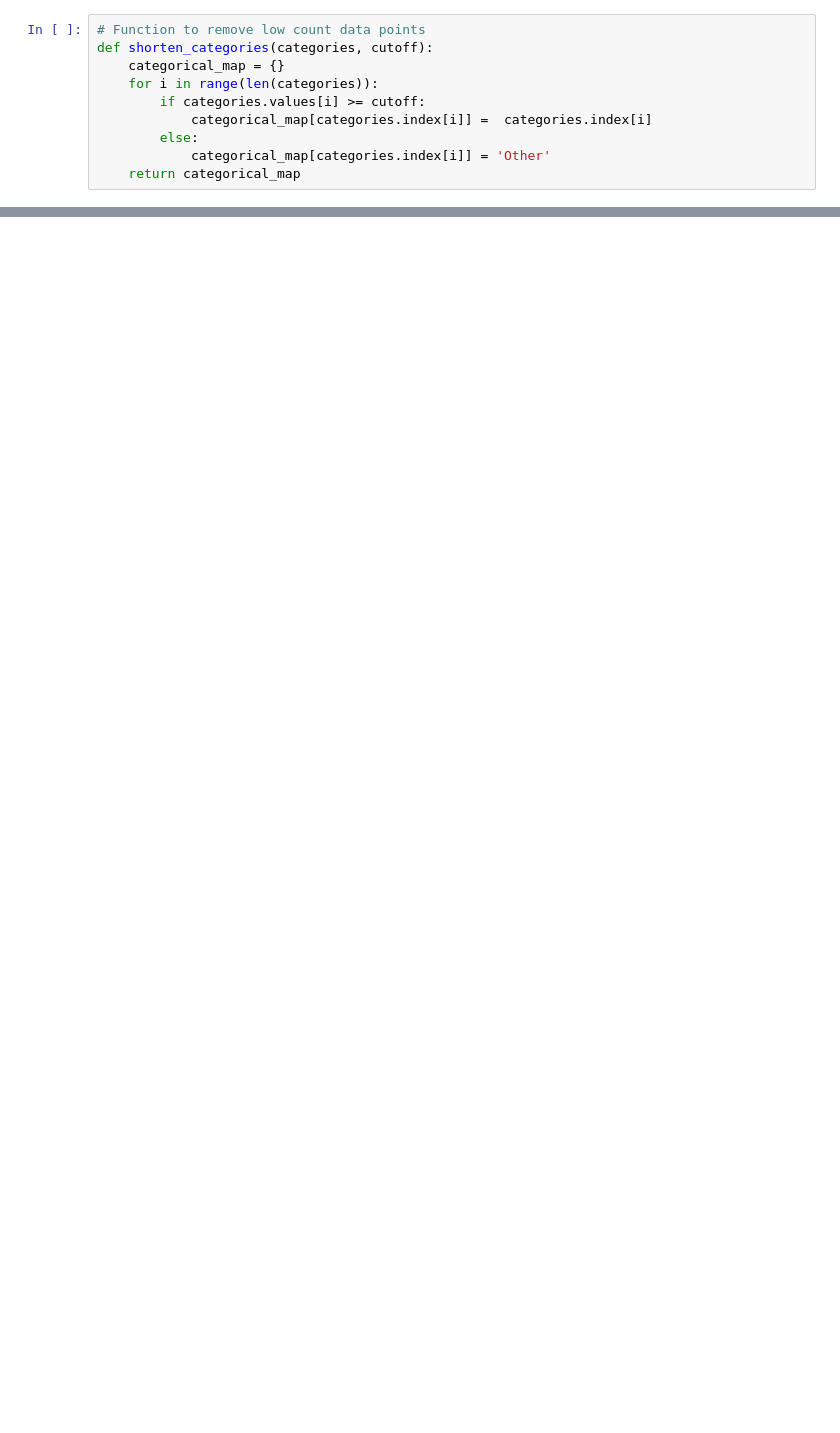
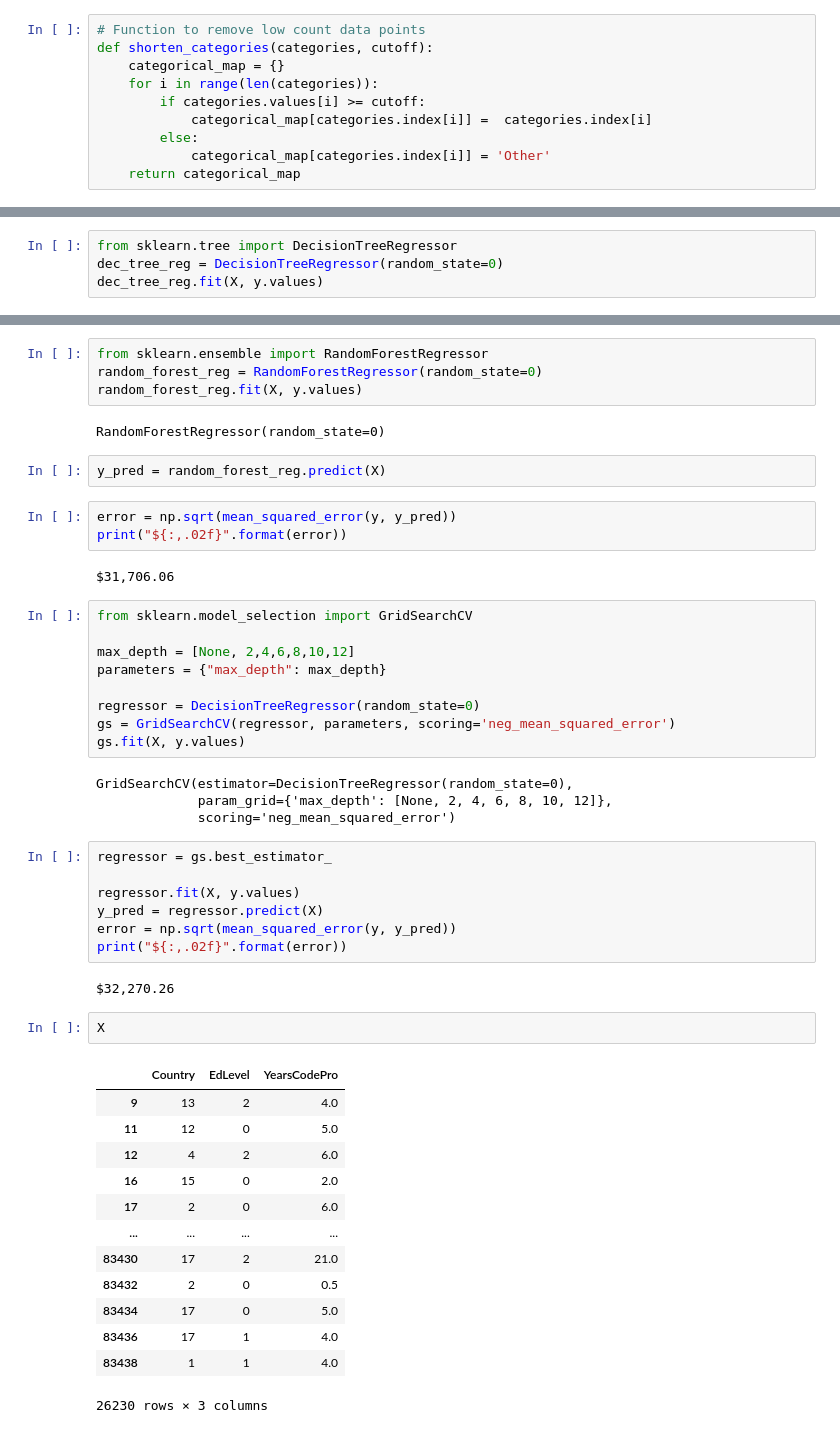
Before and after one commit to brightmaraba/salary-prediction, a Jupyter notebook: SalaryPrediction.ipynb, the cells around one changed output, grey strips where cells are left out. Drawn from its saved outputs; the diff is of its cells as text; blank space fills up the shorter version.

```diff
--- a/SalaryPrediction.ipynb
+++ b/SalaryPrediction.ipynb
@@ -67,0 +273,4 @@ plt.show()
+# %%
+from sklearn.tree import DecisionTreeRegressor
+dec_tree_reg = DecisionTreeRegressor(random_state=0)
+dec_tree_reg.fit(X, y.values)
@@ -67,0 +286,51 @@ plt.show()
+# %%
+from sklearn.ensemble import RandomForestRegressor
+random_forest_reg = RandomForestRegressor(random_state=0)
+random_forest_reg.fit(X, y.values)
+# %% [output]
+RandomForestRegressor(random_state=0)
+# %%
+y_pred = random_forest_reg.predict(X)
+# %%
+error = np.sqrt(mean_squared_error(y, y_pred))
+print("${:,.02f}".format(error))
+# %% [output]
+$31,706.06
+# %%
+from sklearn.model_selection import GridSearchCV
+
+max_depth = [None, 2,4,6,8,10,12]
+parameters = {"max_depth": max_depth}
+
+regressor = DecisionTreeRegressor(random_state=0)
+gs = GridSearchCV(regressor, parameters, scoring='neg_mean_squared_error')
+gs.fit(X, y.values)
+# %% [output]
+GridSearchCV(estimator=DecisionTreeRegressor(random_state=0),
+             param_grid={'max_depth': [None, 2, 4, 6, 8, 10, 12]},
+             scoring='neg_mean_squared_error')
+# %%
+regressor = gs.best_estimator_
+
+regressor.fit(X, y.values)
+y_pred = regressor.predict(X)
+error = np.sqrt(mean_squared_error(y, y_pred))
+print("${:,.02f}".format(error))
+# %% [output]
+$32,270.26
+# %%
+X
+# %% [output]
+|  | Country | EdLevel | YearsCodePro |
+| 9 | 13 | 2 | 4.0 |
+| 11 | 12 | 0 | 5.0 |
+| 12 | 4 | 2 | 6.0 |
+| 16 | 15 | 0 | 2.0 |
+| 17 | 2 | 0 | 6.0 |
+| ... | ... | ... | ... |
+| 83430 | 17 | 2 | 21.0 |
+| 83432 | 2 | 0 | 0.5 |
+| 83434 | 17 | 0 | 5.0 |
+| 83436 | 17 | 1 | 4.0 |
+| 83438 | 1 | 1 | 4.0 |
+26230 rows × 3 columns
```
Also changed, not shown: parts of 34 cells of this notebook, 8 other files.
